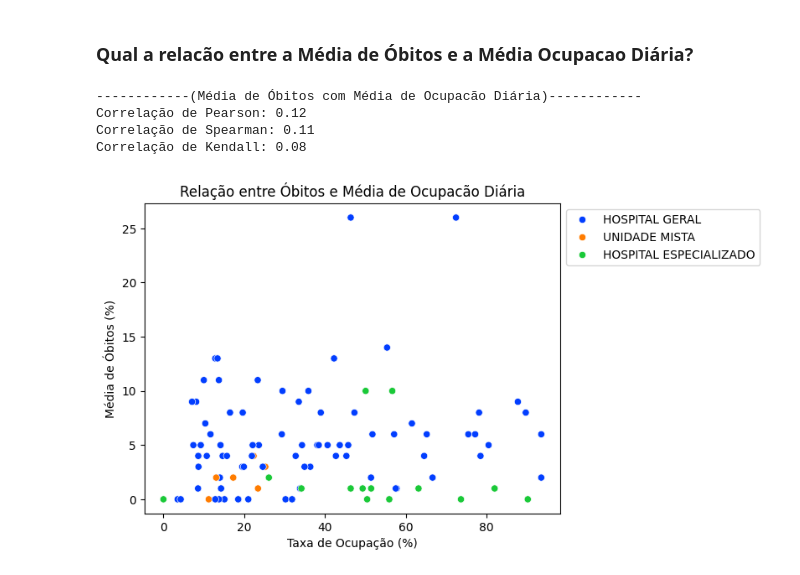
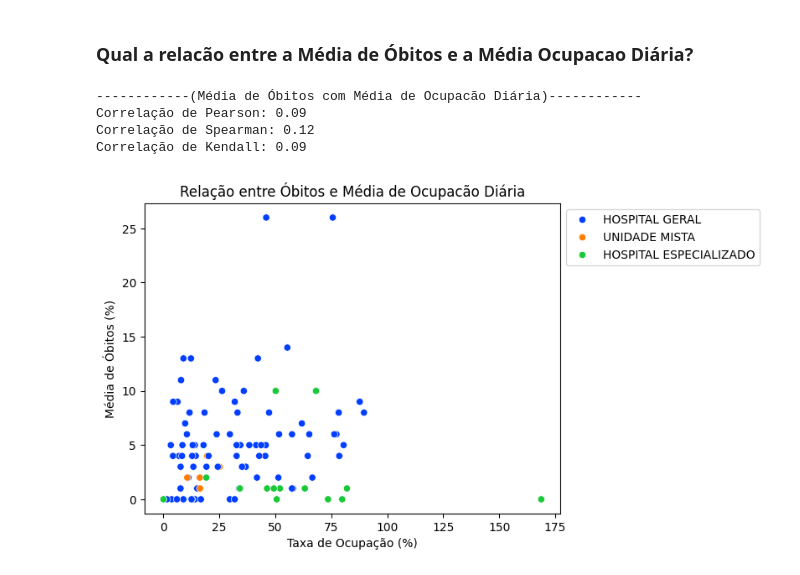
Before and after one commit to ceciliapaiva/analise-superlotacao-hospitais-pb, a Jupyter notebook: relatorio.ipynb, the cells around one changed output. Drawn from its saved outputs; the diff is of its cells as text; code cells hidden in the pictures.

```diff
--- a/relatorio.ipynb
+++ b/relatorio.ipynb
@@ -132,16 +135,18 @@ plt.legend(loc='upper left', bbox_to_anchor=(1, 1))
 # %% [markdown]
 ### Média de Ocupacão Hospitalar
 # %%
-entrada_stats = df_ocupacao_mensal.groupby(['id_cnes'])['qtd_entradas'].mean(numeric_only=True).round(2)
+entrada_stats = df_ocupacao_diaria.groupby(['id_cnes'])['qtd_entradas'].mean(numeric_only=True).round(2)
 permanencia_stats = sih_pb_2024.groupby(['id_cnes'])['dias_permanencia'].mean().round(2)
-leitos_sus_mean = df_ocupacao_mensal.groupby(['id_cnes'])['total_leitos_sus'].mean().round(2)
+leitos_sus_mean = df_ocupacao_diaria.groupby(['id_cnes'])['total_leitos_sus'].mean().round(2)
 obitos_mean = sih_pb_2024.groupby(['id_cnes'])['obito'].mean().mul(100).round(0)
+taxa_ocupacao_mean_pct = df_ocupacao_diaria.groupby(['id_cnes'])['taxa_ocupacao_diaria_pct'].mean().round(2)
 
 df_stats = pd.DataFrame({
     'qtd_entradas_mean': entrada_stats,
     'dias_permanencia_mean': permanencia_stats,
     'leitos_sus_mean': leitos_sus_mean,
     'obitos_mean': obitos_mean,
+    'taxa_ocupacao_mean_pct': taxa_ocupacao_mean_pct
     })
 
 df_stats = df_stats.dropna(subset=['leitos_sus_mean'])
@@ -154,8 +159,6 @@ df_stats['dias_permanencia_mean'] = df_stats['dias_permanencia_mean'].fillna(0)
 # ocupacao_media_diaria = entrada_media * dias_permanencia_media
 df_stats['ocupacao_media_diaria'] = df_stats['qtd_entradas_mean'] * df_stats['dias_permanencia_mean']
 df_stats['ocupacao_media_diaria'] = df_stats['ocupacao_media_diaria'].round(2)
-df_stats['taxa_ocupacao_mean'] = (df_stats['ocupacao_media_diaria'] / df_stats['leitos_sus_mean']) * 100
-df_stats['taxa_ocupacao_mean'] = df_stats['taxa_ocupacao_mean'].round(2)
 
 hospital_e_leitos_pb['ID_CNES'] = hospital_e_leitos_pb['ID_CNES'].astype(int)
 df_stats['tipo_unidade'] = hospital_e_leitos_pb.groupby(['ID_CNES'])['DS_TIPO_UNIDADE'].first()
@@ -385,18 +403,18 @@ A média de leitos do SUS apresenta uma relação moderada com a taxa de ocupaç
 # %%
 plt.title('Relação entre Óbitos e Média de Ocupacão Diária')
 plt.ylabel('Média de Óbitos (%)')
 plt.xlabel('Taxa de Ocupação (%)')
-sns.scatterplot(data=df_stats, x='taxa_ocupacao_mean', y='obitos_mean', hue='tipo_unidade', palette='bright')
+sns.scatterplot(data=df_stats, x='taxa_ocupacao_mean_pct', y='obitos_mean', hue='tipo_unidade', palette='bright')
 plt.legend(loc='upper left', bbox_to_anchor=(1, 1))
 
 # Pode ter uma relacao mais forte com tipos de unidades
-corr_pearson = df_stats['obitos_mean'].corr(df_stats['taxa_ocupacao_mean'], method='pearson')
-corr_spearman = df_stats['obitos_mean'].corr(df_stats['taxa_ocupacao_mean'], method='spearman')
-corr_kendall = df_stats['obitos_mean'].corr(df_stats['taxa_ocupacao_mean'], method='kendall')
+corr_pearson = df_stats['obitos_mean'].corr(df_stats['taxa_ocupacao_mean_pct'], method='pearson')
+corr_spearman = df_stats['obitos_mean'].corr(df_stats['taxa_ocupacao_mean_pct'], method='spearman')
+corr_kendall = df_stats['obitos_mean'].corr(df_stats['taxa_ocupacao_mean_pct'], method='kendall')
 print(f"------------(Média de Óbitos com Média de Ocupacão Diária)------------\nCorrelação de Pearson: {corr_pearson:.2f}\nCorrelação de Spearman: {corr_spearman:.2f}\nCorrelação de Kendall: {corr_kendall:.2f}")
 # %% [output]
 ------------(Média de Óbitos com Média de Ocupacão Diária)------------
-Correlação de Pearson: 0.12
-Correlação de Spearman: 0.11
-Correlação de Kendall: 0.08
+Correlação de Pearson: 0.09
+Correlação de Spearman: 0.12
+Correlação de Kendall: 0.09
-[figure, old version]
+[figure, new version]
```
Also changed, not shown: parts of 5 cells of this notebook.
